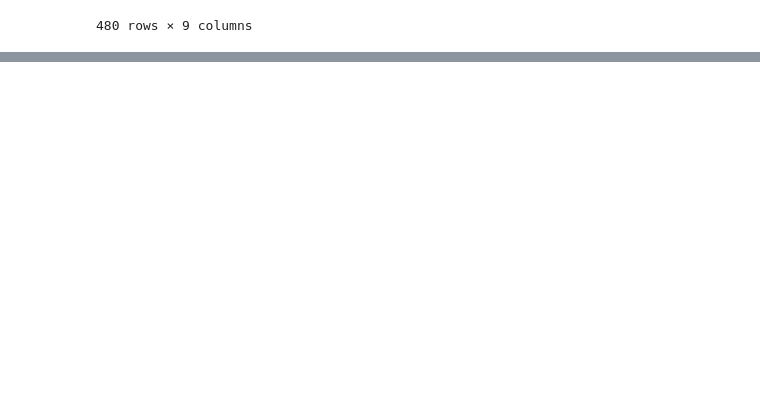
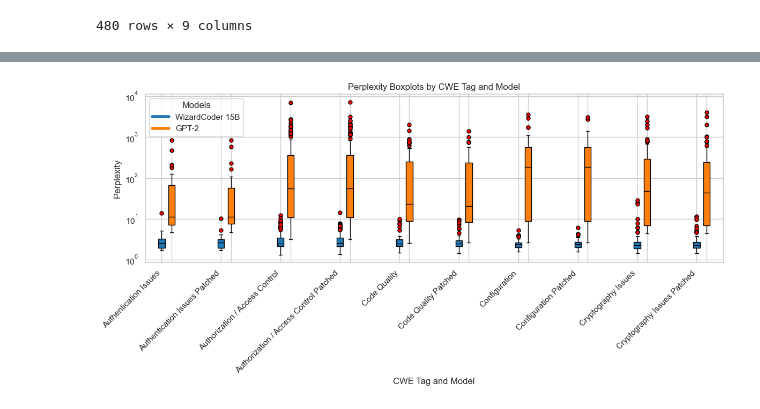
Before and after one commit to rufimelo99/lm-insecure-bias, a Jupyter notebook: sec_aware_cl/perplexity/perplexity.ipynb, the cells around one changed output, grey strips where cells are left out. Drawn from its saved outputs; the diff is of its cells as text; code cells hidden in the pictures; blank space fills up the shorter version.

```diff
--- a/sec_aware_cl/perplexity/perplexity.ipynb
+++ b/sec_aware_cl/perplexity/perplexity.ipynb
@@ -353,3 +360,93 @@ grouped_df
 | 78 | XXE / XML Issues Patched | WizardLMTeam/WizardCoder-15B-V1.0 | [3.9401307106018066] | 0.000000 | 3.940131 | 3.940131 |
 | 79 | XXE / XML Issues Patched | openai-community/gpt2 | [7.167821407318115] | 0.000000 | 7.167821 | 7.167821 |
 80 rows × 6 columns
+# %%
+# Plot the grouped boxplots
+
+import matplotlib.pyplot as plt
+import seaborn as sns
+import numpy as np
+
+sns.set_theme(style="whitegrid")
+
+
+def plot_grouped_boxplots_tags(df, cwe_subset, model_colors):
+    plt.figure(figsize=(12, 6))
+
+    # Filter data for selected CWEs
+    subset_df = df[df["cwe_tag"].isin(cwe_subset)]
+
+    # Sort dataframe by CWE and model
+    sorted_df = subset_df.sort_values(by=['cwe_tag', 'model'])
+
+    positions = []
+    labels = []
+    idx = 0
+    cwe_spacing = 1.5  # Control spacing between different CWEs
+    model_spacing = 0.3  # Control spacing between models under the same CWE
+
+    legend_handles = {}  # To store legend handles
+
+    # Grouping by CWE
+    for cwe in sorted_df["cwe_tag"].unique():
+        cwe_df = sorted_df[sorted_df["cwe_tag"] == cwe]
+        cwe_base_idx = idx
+
+        for j, model in enumerate(cwe_df["model"].unique()):
+            model_df = cwe_df[cwe_df["model"] == model]
+            pos = cwe_base_idx + j * model_spacing
+
+            # Create boxplot and capture its elements
+            box = plt.boxplot(
+                model_df["perplexity"],
+                positions=[pos],
+                widths=0.2,
+                patch_artist=True,
+                medianprops=dict(color="black"),
+                whiskerprops=dict(color="black"),
+                capprops=dict(color="black"),
+                flierprops=dict(marker="o", markersize=5, markerfacecolor="red"),
+            )
+
+            # Color the boxes appropriately
+            for b in box['boxes']:
+                b.set_facecolor(model_colors[model])
+
+            # Store legend info
+            if model not in legend_handles:
+                legend_handles[model] = plt.Line2D([0], [0], color=model_colors[model], lw=4, label=prettier_names[model])
+
+            if cwe not in labels:
+                labels.append(cwe)
+            else:
+                labels.append("")
+            positions.append(pos)
+
+        # Update the index to keep CWEs close together
+        idx = pos + cwe_spacing
+    # Adjust x-axis labels
+    plt.xticks(positions, labels, rotation=45, ha="right")
+    plt.xlabel("CWE Tag and Model")
+    plt.ylabel("Perplexity")
+    plt.title("Perplexity Boxplots by CWE Tag and Model")
+    plt.legend(handles=legend_handles.values(), title="Models")  # Add legend
+    plt.tight_layout()
+    plt.yscale("log")
+    plt.show()
+
+# Get unique CWE values
+unique_cwes = grouped_df["cwe_tag"].unique()
+
+# Assign colors to models
+unique_models = grouped_df['model'].unique()
+model_colors = {model: plt.cm.tab10(i % 10) for i, model in enumerate(unique_models)}
+
+# Define batch size
+batch_size = 10
+
+# Generate plots in batches
+for i in range(0, len(unique_cwes), batch_size):
+    cwe_batch = unique_cwes[i:i+batch_size]
+    plot_grouped_boxplots_tags(grouped_df, cwe_batch, model_colors)
+# %% [output]
+[figure, added]
```
Also changed, not shown: parts of 9 cells of this notebook, 3 other files.
